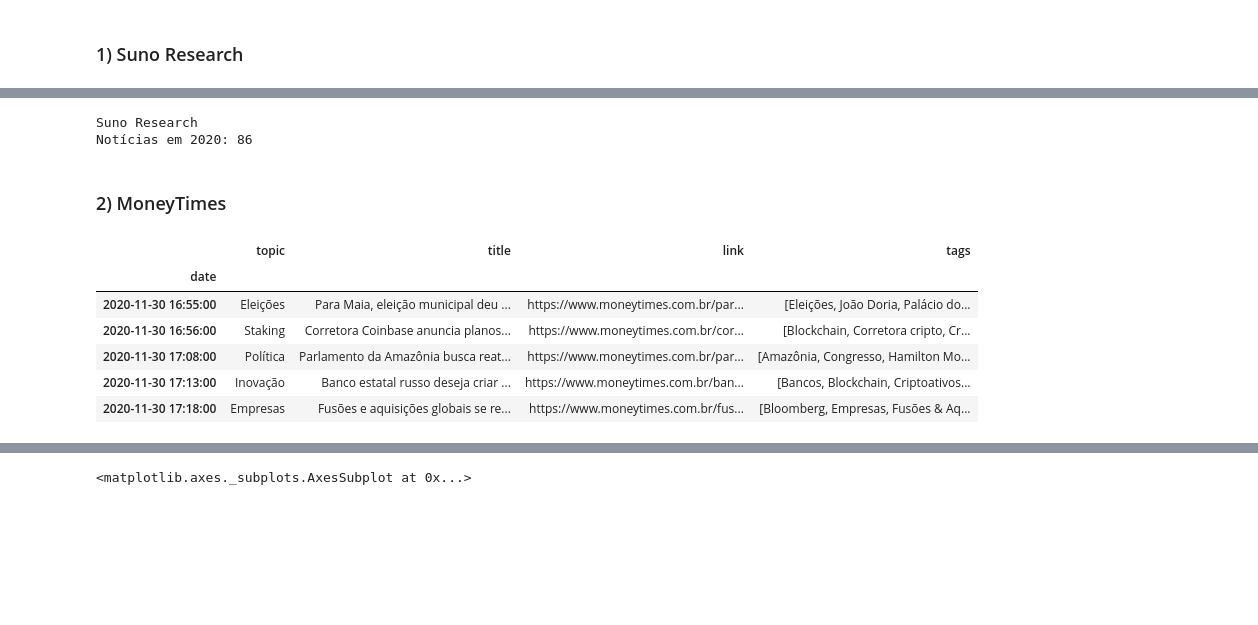
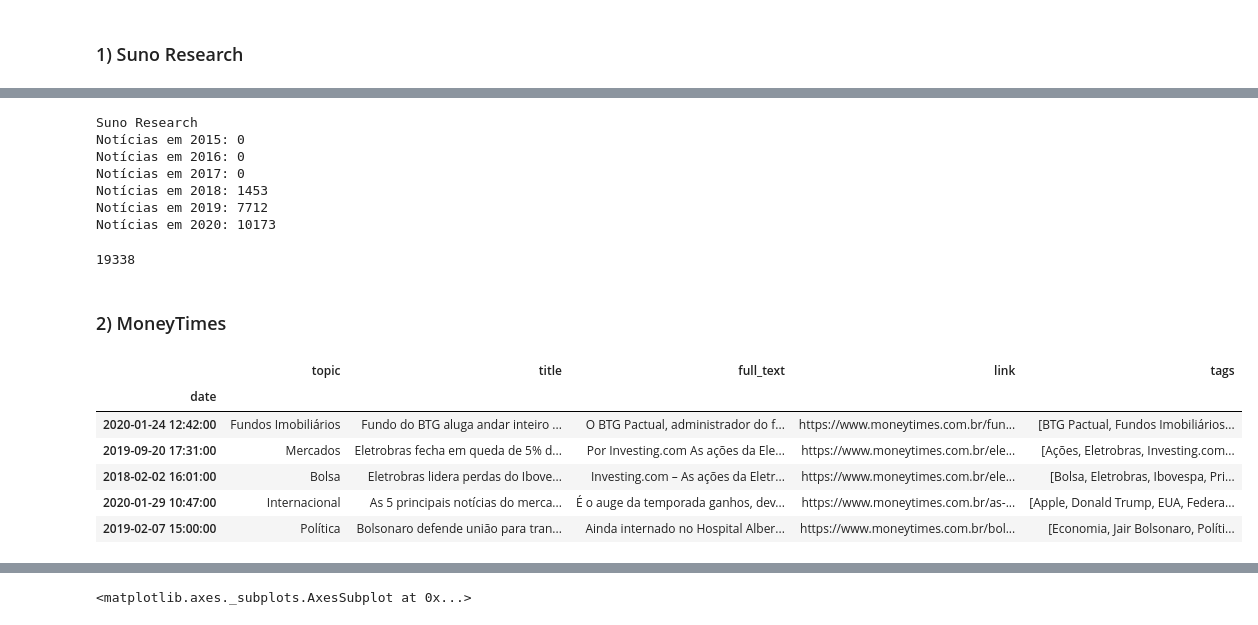
Before and after one commit to mso13/BrazilianFinancialNews, a Jupyter notebook: src/EDA/Exploratory Data Analysis (EDA) on Financial News Textual Content.ipynb, the cells around one changed output, grey strips where cells are left out. Saved outputs shown, nothing was run; the diff lists cells and outputs as text; code cells hidden in the pictures; blank space fills up the shorter version.

```diff
--- a/src/EDA/Exploratory Data Analysis (EDA) on Financial News Textual Content.ipynb
+++ b/src/EDA/Exploratory Data Analysis (EDA) on Financial News Textual Content.ipynb
@@ -82,11 +79,25 @@ Name: topic, dtype: int64
 # %%
 print ('Suno Research')
 
-# Number of news per year (2020)
-print('Notícias em 2020: {}'.format(df_suno.loc['2020-01-01':'2020-12-31'].shape[0]))
+# Number of news per year
+for year in range (2015, 2021):
+
+    start_date = '{}-01-01'.format(year)
+    end_date = '{}-12-31'.format(year)
+
+    print('Notícias em {}: {}'.format(year, df_suno.loc[start_date:end_date].shape[0]))
 # %% [output]
 Suno Research
-Notícias em 2020: 86
+Notícias em 2015: 0
+Notícias em 2016: 0
+Notícias em 2017: 0
+Notícias em 2018: 1453
+Notícias em 2019: 7712
+Notícias em 2020: 10173
+# %%
+print (sum([1453, 7712, 10173]))
+# %% [output]
+19338
 # %% [markdown]
 ### 2) MoneyTimes
 # %%
@@ -103,16 +114,16 @@ df_moneytimes.set_index('date', inplace=True)
 
 # Order by date
 df_moneytimes.sort_index(inplace=True)
-# %%
-df_moneytimes.head()
-# %% [output]
-|  | topic | title | link | tags |
-| date |  |  |  |  |
-| 2020-11-30 16:55:00 | Eleições | Para Maia, eleição municipal deu ... | https://www.moneytimes.com.br/par... | [Eleições, João Doria, Palácio do... |
-| 2020-11-30 16:56:00 | Staking | Corretora Coinbase anuncia planos... | https://www.moneytimes.com.br/cor... | [Blockchain, Corretora cripto, Cr... |
-| 2020-11-30 17:08:00 | Política | Parlamento da Amazônia busca reat... | https://www.moneytimes.com.br/par... | [Amazônia, Congresso, Hamilton Mo... |
-| 2020-11-30 17:13:00 | Inovação | Banco estatal russo deseja criar ... | https://www.moneytimes.com.br/ban... | [Bancos, Blockchain, Criptoativos... |
-| 2020-11-30 17:18:00 | Empresas | Fusões e aquisições globais se re... | https://www.moneytimes.com.br/fus... | [Bloomberg, Empresas, Fusões & Aq... |
+# %%
+df_moneytimes.sample(5)
+# %% [output]
+|  | topic | title | full_text | link | tags |
+| date |  |  |  |  |  |
+| 2020-01-24 12:42:00 | Fundos Imobiliários | Fundo do BTG aluga andar inteiro ... | O BTG Pactual, administrador do f... | https://www.moneytimes.com.br/fun... | [BTG Pactual, Fundos Imobiliários... |
+| 2019-09-20 17:31:00 | Mercados | Eletrobras fecha em queda de 5% d... | Por Investing.com As ações da Ele... | https://www.moneytimes.com.br/ele... | [Ações, Eletrobras, Investing.com... |
+| 2018-02-02 16:01:00 | Bolsa | Eletrobras lidera perdas do Ibove... | Investing.com – As ações da Eletr... | https://www.moneytimes.com.br/ele... | [Bolsa, Eletrobras, Ibovespa, Pri... |
+| 2020-01-29 10:47:00 | Internacional | As 5 principais notícias do merca... | É o auge da temporada ganhos, dev... | https://www.moneytimes.com.br/as-... | [Apple, Donald Trump, EUA, Federa... |
+| 2019-02-07 15:00:00 | Política | Bolsonaro defende união para tran... | Ainda internado no Hospital Alber... | https://www.moneytimes.com.br/bol... | [Economia, Jair Bolsonaro, Políti... |
 # %%
 df_moneytimes.info()
 # %% [output]
```
Also changed, not shown: parts of 22 cells of this notebook, 13 other files.
